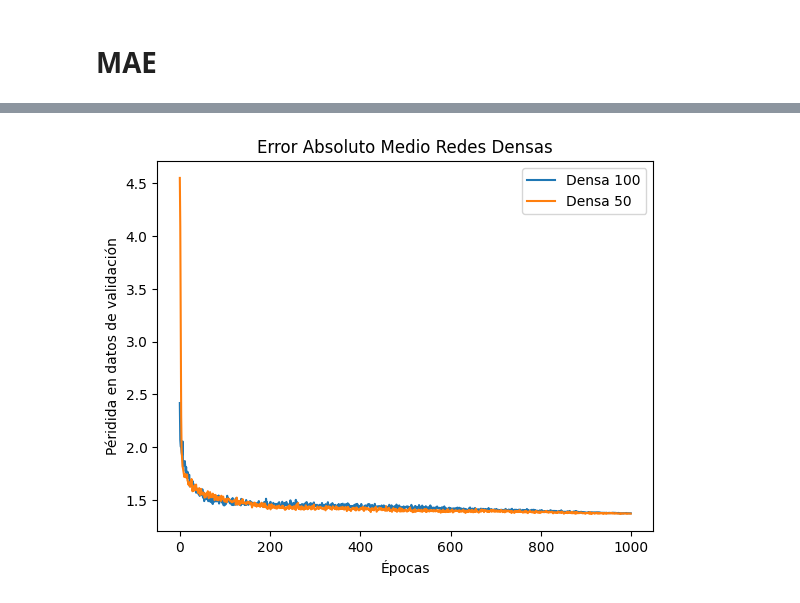
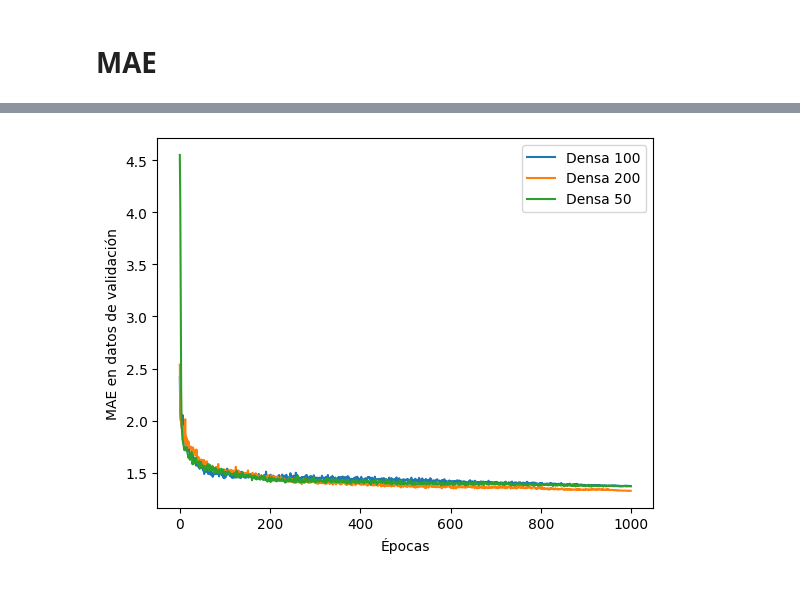
Before and after one commit to RafaSanCed/Tesis-Maestria, a Jupyter notebook: Gráficas finales/Gráficas Accuracy y Loss Trayectorias.ipynb, the cells around one changed output, grey strips where cells are left out. Cells and saved outputs as stored; diff of their text form; code cells hidden in the pictures.

```diff
--- a/Gráficas finales/Gráficas Accuracy y Loss Trayectorias.ipynb
+++ b/Gráficas finales/Gráficas Accuracy y Loss Trayectorias.ipynb
@@ -89,11 +89,11 @@ plt.show()
 # %%
-ax = df100dense['val_mae'].plot(kind='line', title='Error Absoluto Medio Redes Densas', xlabel='Épocas',
-                                ylabel='Péridida en datos de validación', label='Densa 100')
-#df200dense['val_mae'].plot(kind='line', ax=ax, label='Densa 200')
+ax = df100dense['val_mae'].plot(kind='line', xlabel='Épocas',
+                                ylabel='MAE en datos de validación', label='Densa 100')
+df200dense['val_mae'].plot(kind='line', ax=ax, label='Densa 200')
 df50dense['val_mae'].plot(kind='line', ax=ax, label='Densa 50')
 
 # Agrega leyenda y muestra la gráfica
 ax.legend()
 plt.show()
 # %% [output]
-[figure, old version]
+[figure, new version]
```
Also changed, not shown: parts of 4 cells of this notebook, 3 other files.
